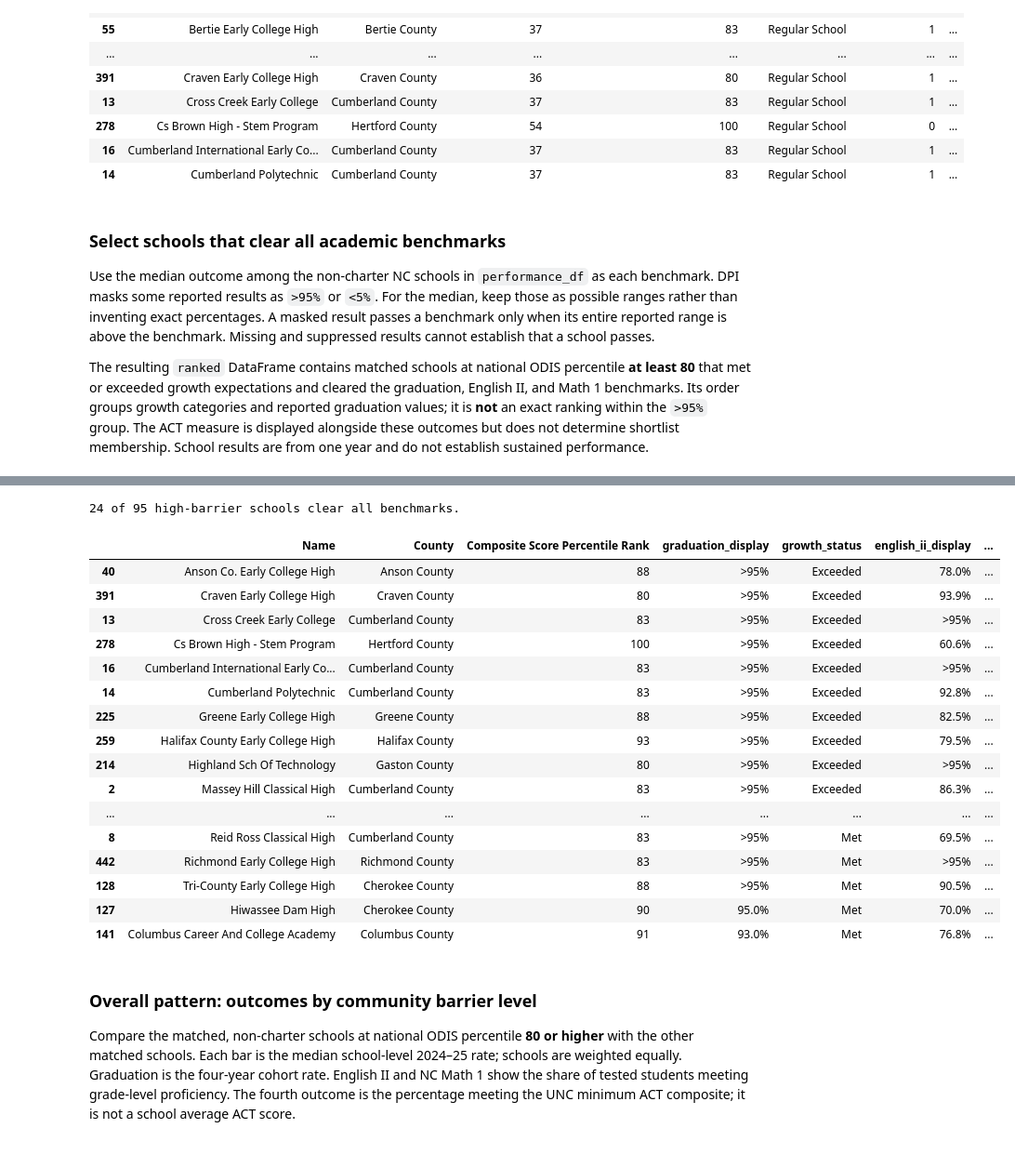
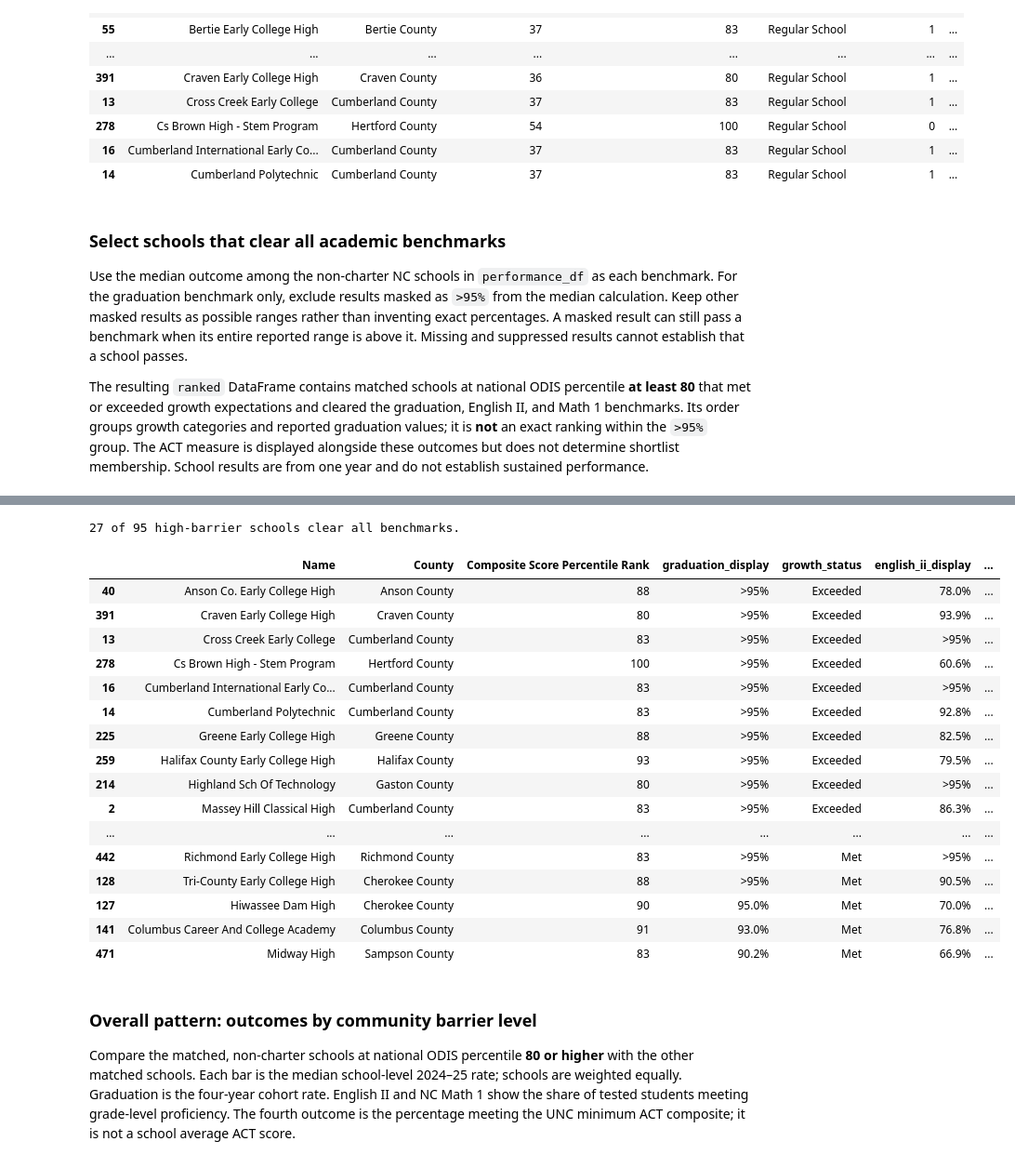
Before and after one commit to k1ngkevin/carolina-data-challenge-26, a Jupyter notebook: main.ipynb, the cells around one changed output, grey strips where cells are left out. Shown at 93% size. Saved outputs shown, nothing was run; the diff lists cells and outputs as text; code cells hidden in the pictures.

```diff
--- a/main.ipynb
+++ b/main.ipynb
@@ -363,7 +363,7 @@ display(high_barrier_df.sort_values("Name")[profile_columns].head(20))
 # %% [markdown]
 ### Select schools that clear all academic benchmarks
 
-Use the median outcome among the non-charter NC schools in `performance_df` as each benchmark. DPI masks some reported results as `>95%` or `<5%`. For the median, keep those as possible ranges rather than inventing exact percentages. A masked result passes a benchmark only when its entire reported range is above the benchmark. Missing and suppressed results cannot establish that a school passes.
+Use the median outcome among the non-charter NC schools in `performance_df` as each benchmark. For the graduation benchmark only, exclude results masked as `>95%` from the median calculation. Keep other masked results as possible ranges rather than inventing exact percentages. A masked result can still pass a benchmark when its entire reported range is above it. Missing and suppressed results cannot establish that a school passes.
 
 The resulting `ranked` DataFrame contains matched schools at national ODIS percentile **at least 80** that met or exceeded growth expectations and cleared the graduation, English II, and Math 1 benchmarks. Its order groups growth categories and reported graduation values; it is **not** an exact ranking within the `>95%` group. The ACT measure is displayed alongside these outcomes but does not determine shortlist membership. School results are from one year and do not establish sustained performance.
 # %%
@@ -386,7 +386,12 @@ for prefix, label in [
     ("english_ii", "English II proficiency"),
     ("math_1", "Math 1 proficiency"),
 ]:
-    lower, upper = outcome_bounds(performance_df, prefix)
+    benchmark_data = performance_df
+    if prefix == "graduation":
+        benchmark_data = performance_df.loc[
+            performance_df["graduation_display"].ne(">95%")
+        ]
+    lower, upper = outcome_bounds(benchmark_data, prefix)
     lower_median, upper_median = lower.median(), upper.median()
     assert pd.notna(lower_median) and pd.notna(upper_median)
     # The upper bound makes passing conservative if a future year's median is uncertain.
@@ -446,21 +451,21 @@ display(ranked[[
-24 of 95 high-barrier schools clear all benchmarks.
+27 of 95 high-barrier schools clear all benchmarks.
 |  | Name | County | Composite Score Percentile Rank | graduation_display | growth_status | english_ii_display | ... |
 | 40 | Anson Co. Early College High | Anson County | 88 | >95% | Exceeded | 78.0% | ... |
 | 391 | Craven Early College High | Craven County | 80 | >95% | Exceeded | 93.9% | ... |
 | 13 | Cross Creek Early College | Cumberland County | 83 | >95% | Exceeded | >95% | ... |
 | 278 | Cs Brown High - Stem Program | Hertford County | 100 | >95% | Exceeded | 60.6% | ... |
 | 16 | Cumberland International Early Co... | Cumberland County | 83 | >95% | Exceeded | >95% | ... |
 | 14 | Cumberland Polytechnic | Cumberland County | 83 | >95% | Exceeded | 92.8% | ... |
 | 225 | Greene Early College High | Greene County | 88 | >95% | Exceeded | 82.5% | ... |
 | 259 | Halifax County Early College High | Halifax County | 93 | >95% | Exceeded | 79.5% | ... |
 | 214 | Highland Sch Of Technology | Gaston County | 80 | >95% | Exceeded | >95% | ... |
 | 2 | Massey Hill Classical High | Cumberland County | 83 | >95% | Exceeded | 86.3% | ... |
 | ... | ... | ... | ... | ... | ... | ... | ... |
-| 8 | Reid Ross Classical High | Cumberland County | 83 | >95% | Met | 69.5% | ... |
 | 442 | Richmond Early College High | Richmond County | 83 | >95% | Met | >95% | ... |
 | 128 | Tri-County Early College High | Cherokee County | 88 | >95% | Met | 90.5% | ... |
 | 127 | Hiwassee Dam High | Cherokee County | 90 | 95.0% | Met | 70.0% | ... |
 | 141 | Columbus Career And College Academy | Columbus County | 91 | 93.0% | Met | 76.8% | ... |
+| 471 | Midway High | Sampson County | 83 | 90.2% | Met | 66.9% | ... |
 # %% [markdown]
 ### Overall pattern: outcomes by community barrier level
 
```
Also changed, not shown: parts of 9 cells of this notebook, 1 other file.
